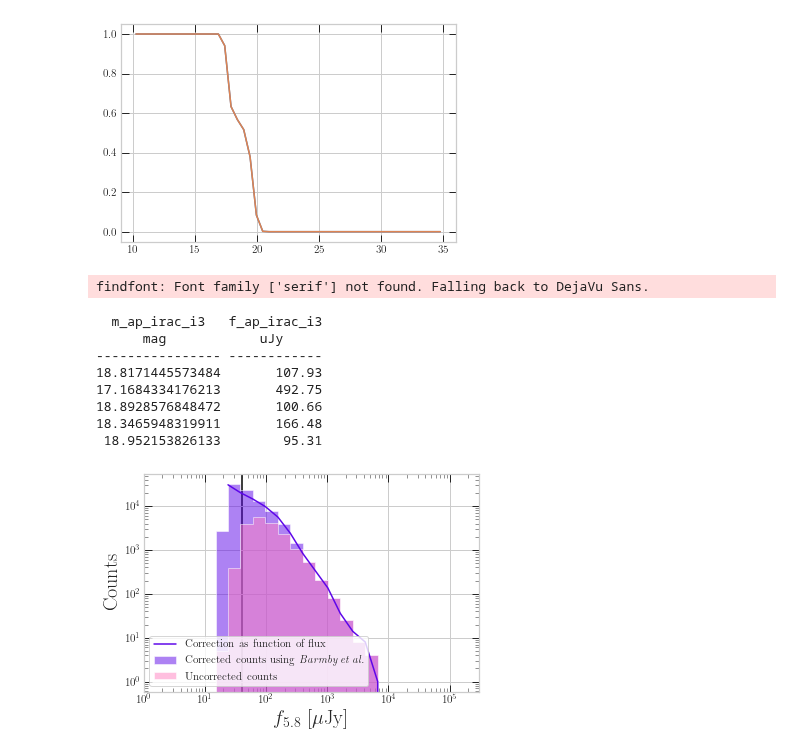
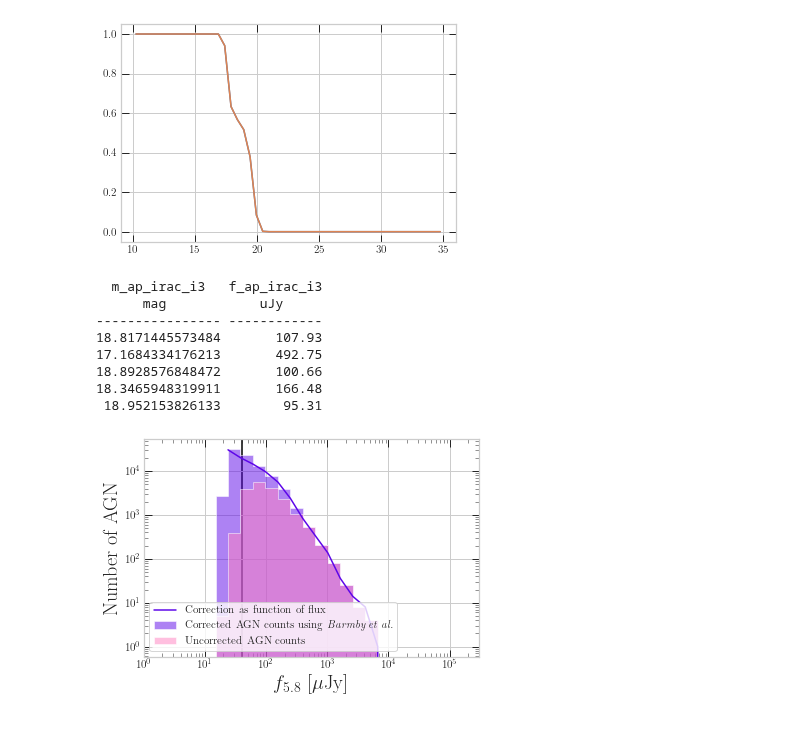
Before and after one commit to runburg/agn_lf, a Jupyter notebook: notebooks/seds.ipynb, the cells around one changed output. Drawn from its saved outputs; the diff is of its cells as text; code cells hidden in the pictures.

```diff
--- a/notebooks/seds.ipynb
+++ b/notebooks/seds.ipynb
@@ -187,7 +187,7 @@ mags = tab['m_ap_irac_i3'] #- 2.5 * np.log10(tab['f_ap_irac_i3']/tab['f_ap_irac_
 
 fig, ax = plt.subplots()
 bins = np.linspace(10, 35, num=50)
-histo, bins, _ = ax.hist(mags.filled().data, bins=bins, color='b', histtype='stepfilled', alpha=0.8)
+histo, bins, _ = ax.hist(mags.data, bins=bins, color='b', histtype='stepfilled', alpha=0.8)
 # ashby = np.loadtxt('./data/ashby_uds_corrected_counts.csv', delimiter=',').T
 ashby = np.loadtxt('./data/barmby_ir_counts_58.csv', delimiter=',').T
 match_lower = 0.8
@@ -225,33 +225,32 @@ array([1.        , 1.        , 0.63293716, 0.51630106, 0.08412315,
 bin_fluxes = 3631 * 10**(bin_centers / -2.5) * 1e6
 # %%
 fig, ax = plt.subplots()
-corrected_fluxes = tab['f_ap_irac_i3'].filled().data #/ crctn_fn(tab['m_ap_irac_i3'].filled().data)
+corrected_fluxes = tab['f_ap_irac_i3'].data #/ crctn_fn(tab['m_ap_irac_i3'].filled().data)
 # bins = np.logspace(-4, 4, num=200)
-ax.hist(corrected_fluxes, color="xkcd:blue violet", alpha=0.5, bins=np.flip(bin_fluxes), weights=1/crctn_fn(mags.filled().data), histtype='stepfilled', label=r'Corrected counts using \textit{Barmby et al.}')
+ax.hist(corrected_fluxes, color="xkcd:blue violet", alpha=0.5, bins=np.flip(bin_fluxes), weights=1/crctn_fn(mags.data), histtype='stepfilled', label=r'Corrected AGN counts using \textit{Barmby et al.}')
 ax.plot(bin_fluxes, histo/correction_coeffs, color="xkcd:blue violet", label='Correction as function of flux')
-ax.hist(tab['f_ap_irac_i3'].filled().data, color='xkcd:pink', alpha=0.5, bins=np.flip(bin_fluxes), histtype='stepfilled', label='Uncorrected counts')
+ax.hist(tab['f_ap_irac_i3'].data, color='xkcd:pink', alpha=0.5, bins=np.flip(bin_fluxes), histtype='stepfilled', label='Uncorrected AGN counts')
 ax.set_xscale('log')
 ax.set_xlabel(r'$f_{5.8}$ [$\mathrm{\mu Jy}$]')
 # ax.set_xlabel(r'5.8 $\mathrm{\mu m}$ flux [$\mathrm{\mu Jy}$]')
 ax.set_xlim(left=1e0, right=3e5)
 ax.axvline(40, color='xkcd:black', zorder=-100)
 ax.set_yscale('log')
-ax.set_ylabel('Counts')
+ax.set_ylabel('Number of AGN')
 # ax.set_ylabel('AGN')
 ax.legend(loc='lower left')
 fig.savefig('./output/paper_plots/corrected_fluxes.pdf', bbox_inches='tight')
 print(tab[0:5]['m_ap_irac_i3', 'f_ap_irac_i3'])
 # %% [output]
-findfont: Font family ['serif'] not found. Falling back to DejaVu Sans.
+  m_ap_irac_i3   f_ap_irac_i3
+      mag            uJy
+---------------- ------------
+18.8171445573484       107.93
+17.1684334176213       492.75
+18.8928576848472       100.66
+18.3465948319911       166.48
+ 18.952153826133        95.31
-  m_ap_irac_i3   f_ap_irac_i3
-      mag            uJy
----------------- ------------
-18.8171445573484       107.93
-17.1684334176213       492.75
-18.8928576848472       100.66
-18.3465948319911       166.48
- 18.952153826133        95.31
-[figure, old version]
+[figure, new version]
 # %%
 mags = catalog['m_ap_irac_i3'][np.nan_to_num(catalog['zspec'], nan=-99) > 0]
 print(len(mags))
```
Also changed, not shown: parts of 12 cells of this notebook, 41 other files.
